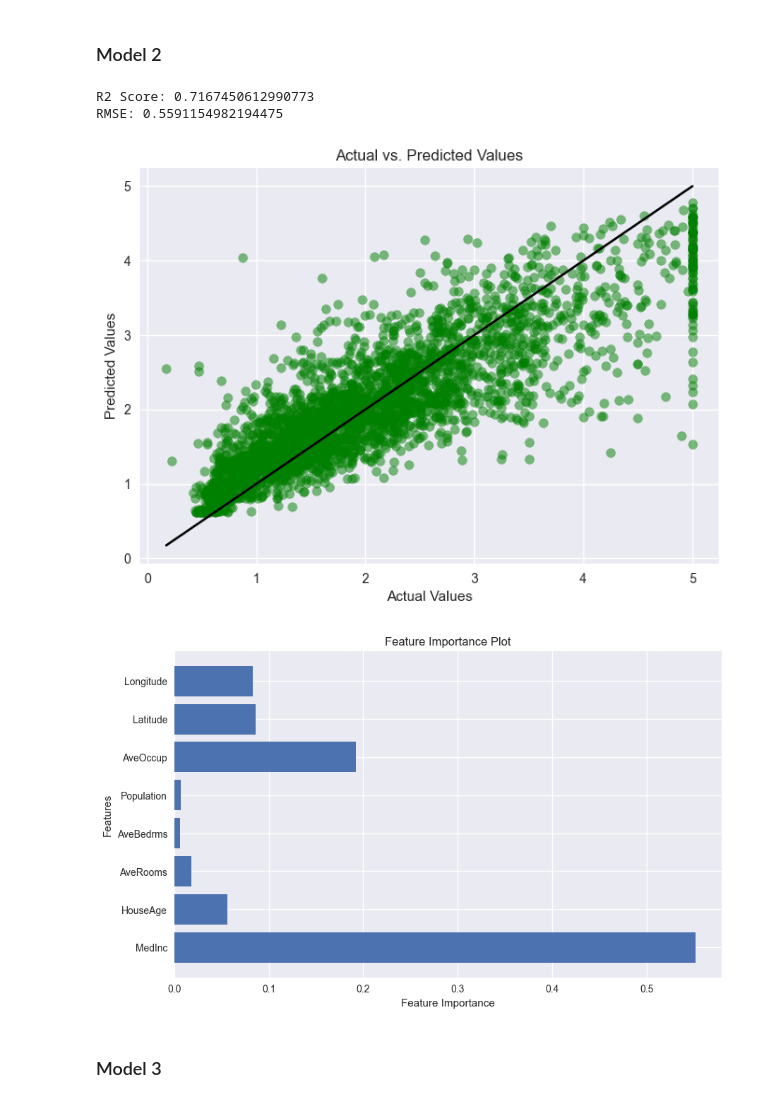
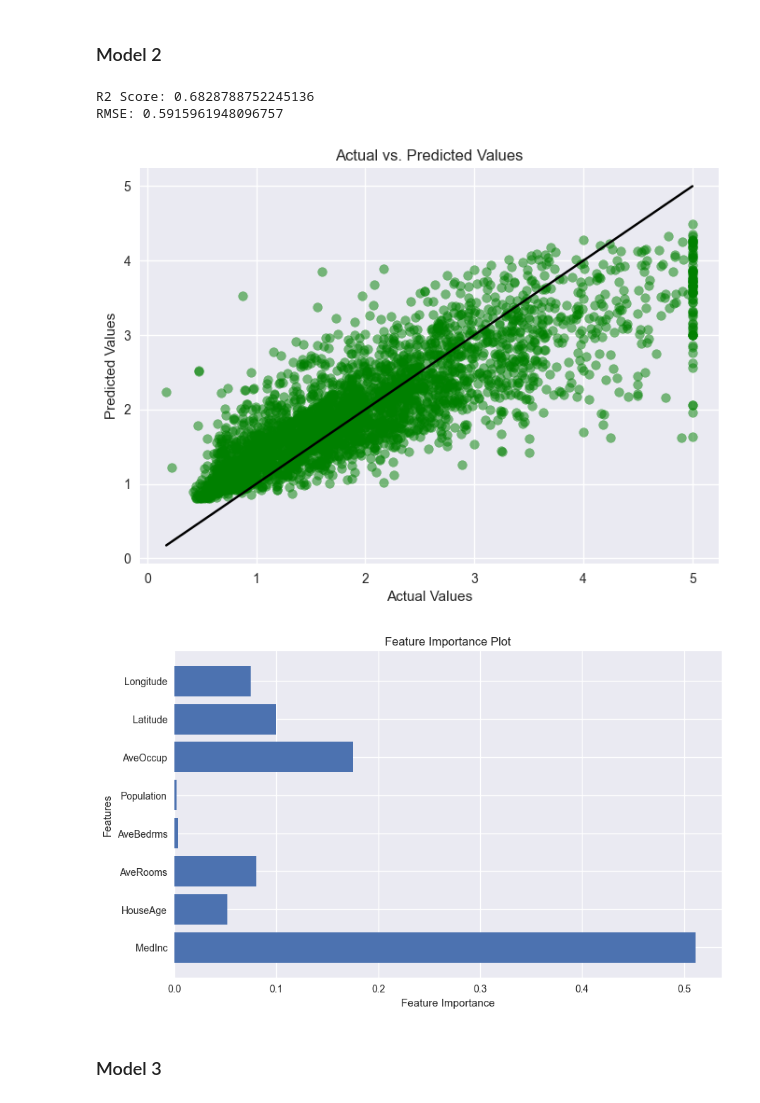
Before and after one commit to efyrb4/dsda-zdat2003-assessment-2-efyrb4, a Jupyter notebook: src/ML_experiments.ipynb, the cells around one changed output. Cells and saved outputs as stored; diff of their text form; code cells hidden in the pictures.

```diff
--- a/src/ML_experiments.ipynb
+++ b/src/ML_experiments.ipynb
@@ -333,13 +334,23 @@ plt.show()
 # Machine Learning (ML)
 # %% [markdown]
 ## Supervised ML (Random Forest Regressor)
+# %%
+# input and target variables
+X = housing_cleaned_df.drop('MedHouseVal', axis=1)
+y = housing_cleaned_df['MedHouseVal']
+
+# Train test split
+X_train, X_test, y_train, y_test = train_test_split(X, y, test_size=0.2, random_state=42)
 # %%
-def random_forest_regression(df, number_of_estimators, max_tree_depth, max_number_of_features):
+def random_forest_regression(X_train,X_test,y_train, y_test, number_of_estimators, max_tree_depth, max_number_of_features):
     """
     This function perfrorms Random Forest Regression on the given data set.
 
     Parameters:
-        df (pandas.DataFrame): Data set to perfrorm Random Forest Regression on.
+        X_train (pandas.DataFrame): Training data set.
+        X_test (pandas.DataFrame): Testing data set.
+        y_train (pandas.Series): Training target variable.
+        y_test (pandas.Series): Testing target variable.
         number_of_estimators (int): Number of trees in the forest.
         max_tree_depth (int): Maximum depth of the tree.
         max_number_of_features (int): Maximum number of features to consider when looking for the best split.
@@ -354,14 +365,6 @@ def random_forest_regression(df, number_of_estimators, max_tree_depth, max_numbe
         rfr (RandomForestRegressor): Random Forest Regressor model trained on the data set.
 
     """
-
-
-    # input and target variables
-    X = df.drop('MedHouseVal', axis=1)
-    y = df['MedHouseVal']
-
-    # Train test split
-    X_train, X_test, y_train, y_test = train_test_split(X, y, test_size=0.2, random_state=42)
 
     # Random Forest Regressor
     rfr = RandomForestRegressor(n_estimators=number_of_estimators,
@@ -384,8 +387,8 @@ def random_forest_regression(df, number_of_estimators, max_tree_depth, max_numbe
     print(f'RMSE: {rmse}')
 
     # Visualize actual vs. predicted values
-    plt.scatter(y_test, y_pred, color = 'green', alpha=0.5)
-    plt.plot([min(y_test), max(y_test)], [min(y_test), max(y_test)], color='black', linestyle='-')  # Diagonal line passing through (0,0)
+    plt.scatter(y_test, y_pred, color = 'purple', alpha=0.5)
+    plt.plot([min(y_test), max(y_test)], [min(y_test), max(y_test)], color='black', linestyle='-')
     plt.xlabel("Actual Values")
     plt.ylabel("Predicted Values")
     plt.title("Actual vs. Predicted Values")
@@ -421,15 +430,16 @@ RMSE: 0.7801660044059427
 ### Model 2
 # %%
 # Iteration 2 of the model, gradual increase in tree depth and number of estimators, and max number of features
-model2_r2, model2_rmse, model2_rfr = random_forest_regression(housing_cleaned_df,
-                          number_of_estimators=100,
-                            max_tree_depth=7,
-                              max_number_of_features=8)
+model2_r2, model2_rmse, model2_rfr = random_forest_regression(X_train, X_test,
+                                                               y_train, y_test,
+                                                                number_of_estimators=100,
+                                                                  max_tree_depth=6,
+                                                                    max_number_of_features=4)
 # %% [output]
-R2 Score: 0.7167450612990773
-RMSE: 0.5591154982194475
+R2 Score: 0.6828788752245136
+RMSE: 0.5915961948096757
-[figure, old version]
+[figure, new version]
-[figure, old version]
+[figure, new version]
 # %% [markdown]
 ### Model 3
 # %%
```
Also changed, not shown: parts of 13 cells of this notebook.
